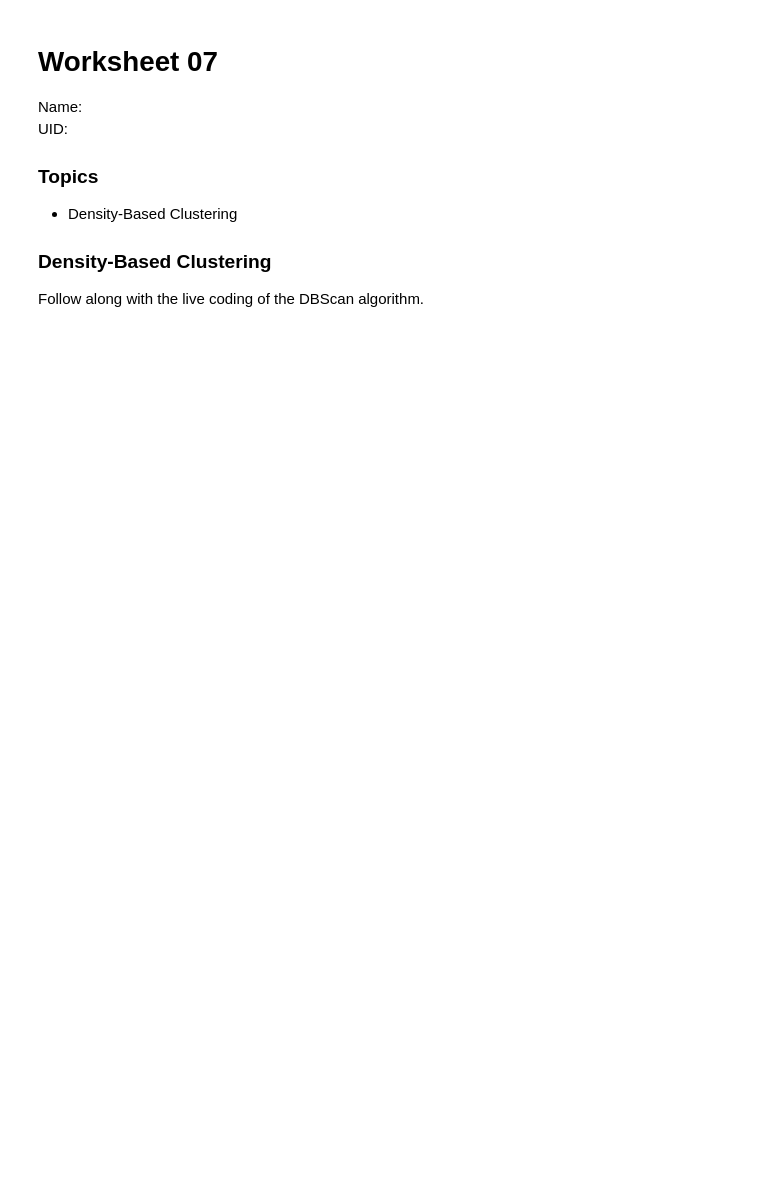
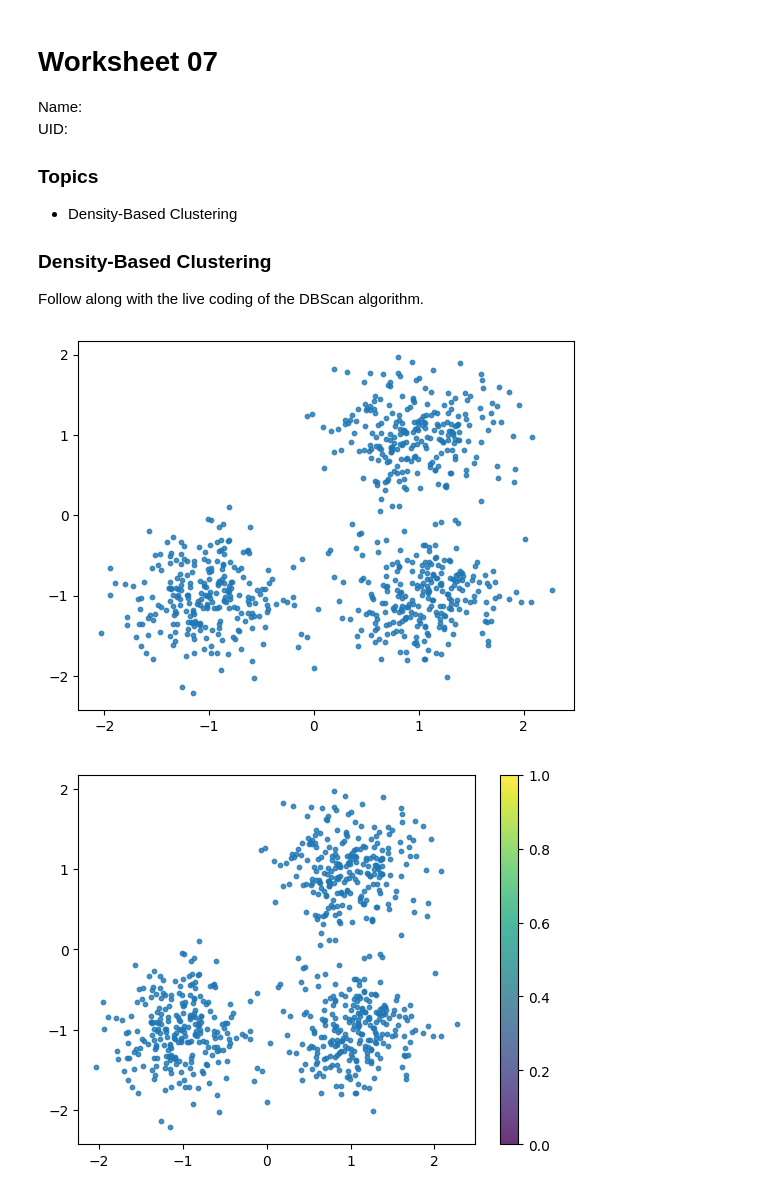
Before and after one commit to gallettilance/Data-Science-Fundamentals, a Jupyter notebook: lecture_07/worksheet_07.ipynb, the cells around one changed output. Drawn from its saved outputs; the diff is of its cells as text; code cells hidden in the pictures; blank space fills up the shorter version.

```diff
--- a/lecture_07/worksheet_07.ipynb
+++ b/lecture_07/worksheet_07.ipynb
@@ -14,32 +14,34 @@ Follow along with the live coding of the DBScan algorithm.
 # %%
 import numpy as np
 import matplotlib.pyplot as plt
 import sklearn.datasets as datasets
 
 centers = [[1, 1], [-1, -1], [1, -1]]
 X, _ = datasets.make_blobs(n_samples=750, centers=centers, cluster_std=0.4,
                             random_state=0)
 plt.scatter(X[:,0],X[:,1],s=10, alpha=0.8)
 plt.show()
 
 class DBC():
 
     def __init__(self, dataset, min_pts, epsilon):
         self.dataset = dataset
         self.min_pts = min_pts
         self.epsilon = epsilon
 
     def dbscan(self):
         """
         returns a list of assignments. The index of the
         assignment should match the index of the data point
         in the dataset.
         """
         return
 
 clustering = DBC(X, 3, .2).dbscan()
-# colors = np.array([x for x in 'bgrcmykbgrcmykbgrcmykbgrcmyk'])
+n_clusters=len(np.unique(clustering))
 cmap = plt.get_cmap("tab20", n_clusters)
-# colors = np.hstack([colors] * 20)
-plt.scatter(X[:, 0], X[:, 1], color=colors[clustering].tolist(), s=10, alpha=0.8)
+plt.scatter(X[:, 0], X[:, 1], c=clustering, cmap=cmap, s=10, alpha=0.8)
 plt.show()
+# %% [output]
+[figure, added]
+[figure, added]
```
